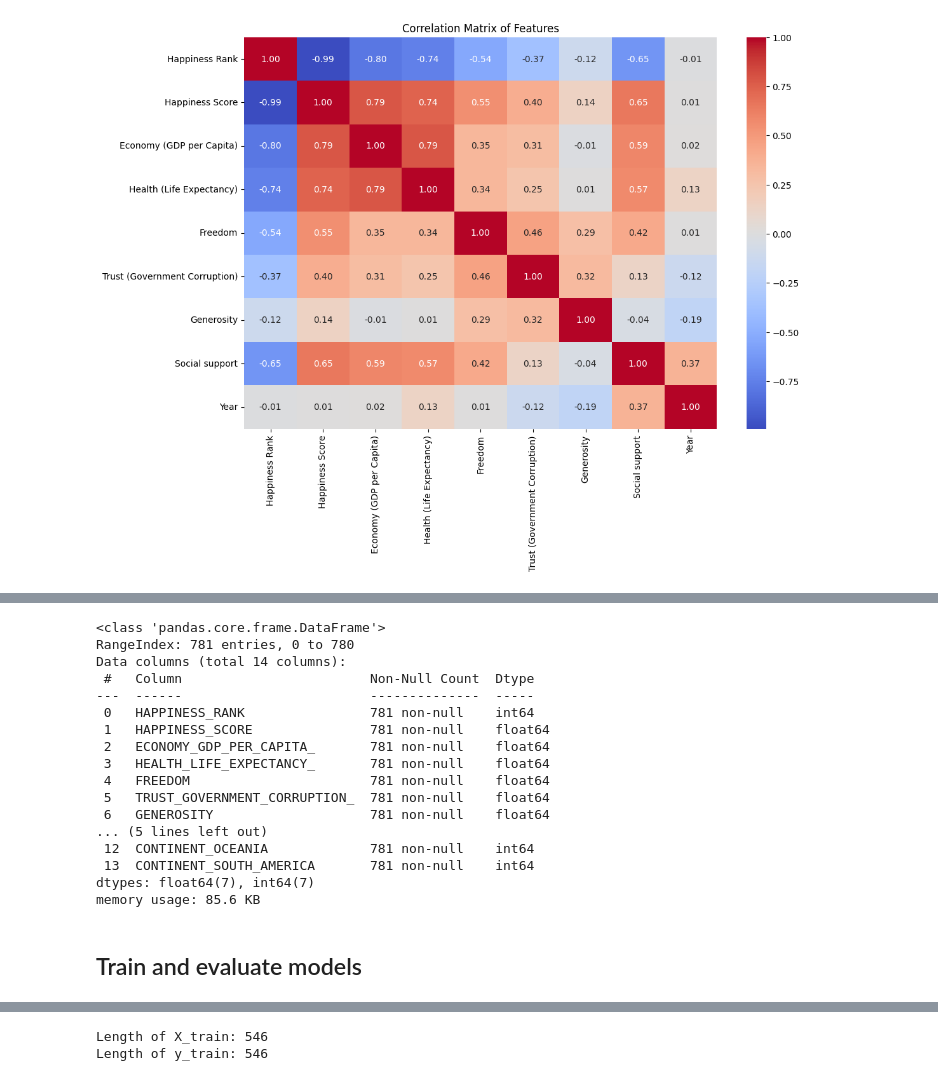
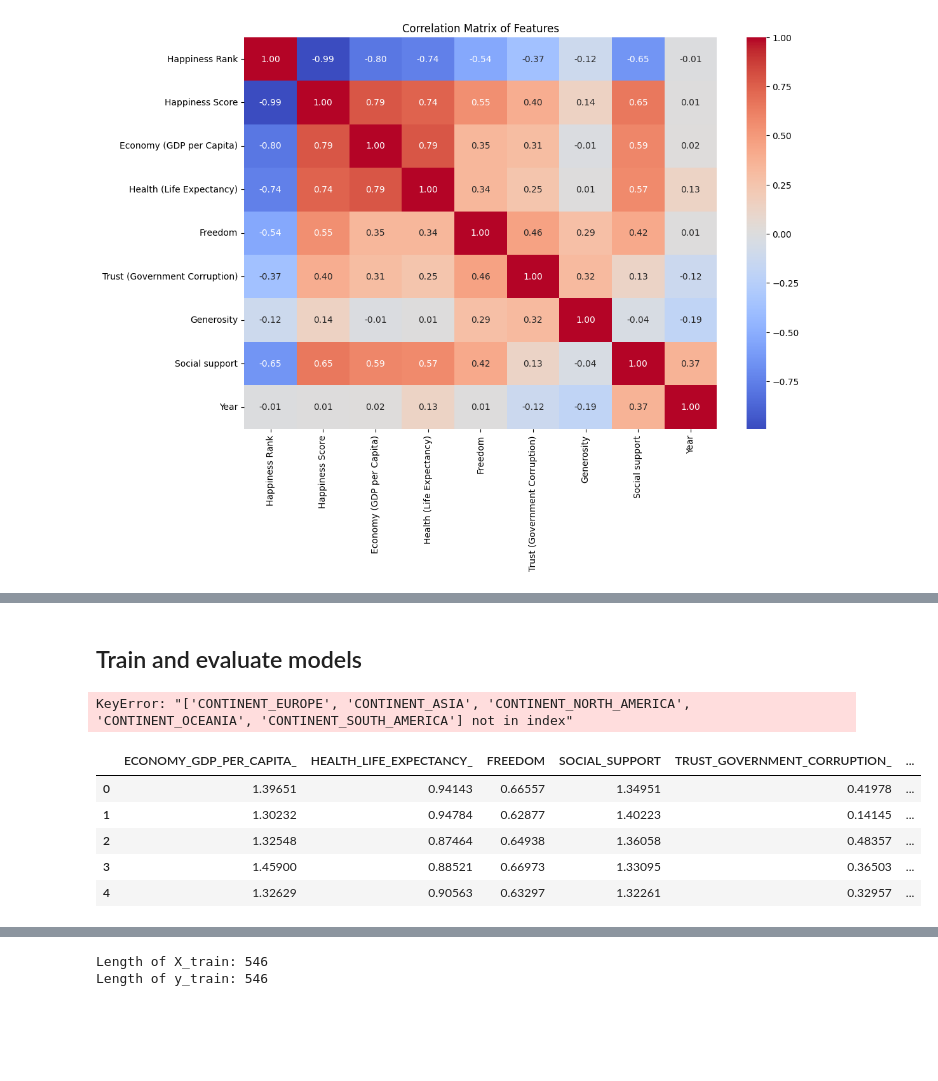
Before and after one commit to VanessaSuare/Workshop3, a Jupyter notebook: notebooks/EDA_002.ipynb, the cells around one changed output, grey strips where cells are left out. Drawn from its saved outputs; the diff is of its cells as text; code cells hidden in the pictures; blank space fills up the shorter version.

```diff
--- a/notebooks/EDA_002.ipynb
+++ b/notebooks/EDA_002.ipynb
@@ -293,25 +376,3 @@ plt.show()
-# %%
-data.columns = data.columns.str.replace(r'[^A-Za-z0-9]+', '_', regex=True).str.upper()
-
-data.info()
-# %% [output]
-<class 'pandas.core.frame.DataFrame'>
-RangeIndex: 781 entries, 0 to 780
-Data columns (total 14 columns):
- #   Column                        Non-Null Count  Dtype
----  ------                        --------------  -----
- 0   HAPPINESS_RANK                781 non-null    int64
- 1   HAPPINESS_SCORE               781 non-null    float64
- 2   ECONOMY_GDP_PER_CAPITA_       781 non-null    float64
- 3   HEALTH_LIFE_EXPECTANCY_       781 non-null    float64
- 4   FREEDOM                       781 non-null    float64
- 5   TRUST_GOVERNMENT_CORRUPTION_  781 non-null    float64
- 6   GENEROSITY                    781 non-null    float64
-... (5 lines left out)
- 12  CONTINENT_OCEANIA             781 non-null    int64
- 13  CONTINENT_SOUTH_AMERICA       781 non-null    int64
-dtypes: float64(7), int64(7)
-memory usage: 85.6 KB
 # %%
 #X = data.drop(columns=['HAPPINESS_SCORE'], axis=1)
 #y = data['HAPPINESS_SCORE']
@@ -322,7 +383,17 @@ memory usage: 85.6 KB
 ## Train and evaluate models
 # %%
 selected_features = ['ECONOMY_GDP_PER_CAPITA_', 'HEALTH_LIFE_EXPECTANCY_', 'FREEDOM', 'SOCIAL_SUPPORT', 'TRUST_GOVERNMENT_CORRUPTION_', 'CONTINENT_EUROPE', 'CONTINENT_ASIA', 'CONTINENT_NORTH_AMERICA', 'CONTINENT_OCEANIA', 'CONTINENT_SOUTH_AMERICA']
-X = data.drop(columns= ['HAPPINESS_SCORE', 'HAPPINESS_RANK'],  axis=1)
 X = data[selected_features]
 y = data['HAPPINESS_SCORE']
+# %% [output]
+KeyError: "['CONTINENT_EUROPE', 'CONTINENT_ASIA', 'CONTINENT_NORTH_AMERICA', 'CONTINENT_OCEANIA', 'CONTINENT_SOUTH_AMERICA'] not in index"
+# %%
+X.head()
+# %% [output]
+|  | ECONOMY_GDP_PER_CAPITA_ | HEALTH_LIFE_EXPECTANCY_ | FREEDOM | SOCIAL_SUPPORT | TRUST_GOVERNMENT_CORRUPTION_ | ... |
+| 0 | 1.39651 | 0.94143 | 0.66557 | 1.34951 | 0.41978 | ... |
+| 1 | 1.30232 | 0.94784 | 0.62877 | 1.40223 | 0.14145 | ... |
+| 2 | 1.32548 | 0.87464 | 0.64938 | 1.36058 | 0.48357 | ... |
+| 3 | 1.45900 | 0.88521 | 0.66973 | 1.33095 | 0.36503 | ... |
+| 4 | 1.32629 | 0.90563 | 0.63297 | 1.32261 | 0.32957 | ... |
 # %%
```
Also changed, not shown: parts of 19 cells of this notebook.
